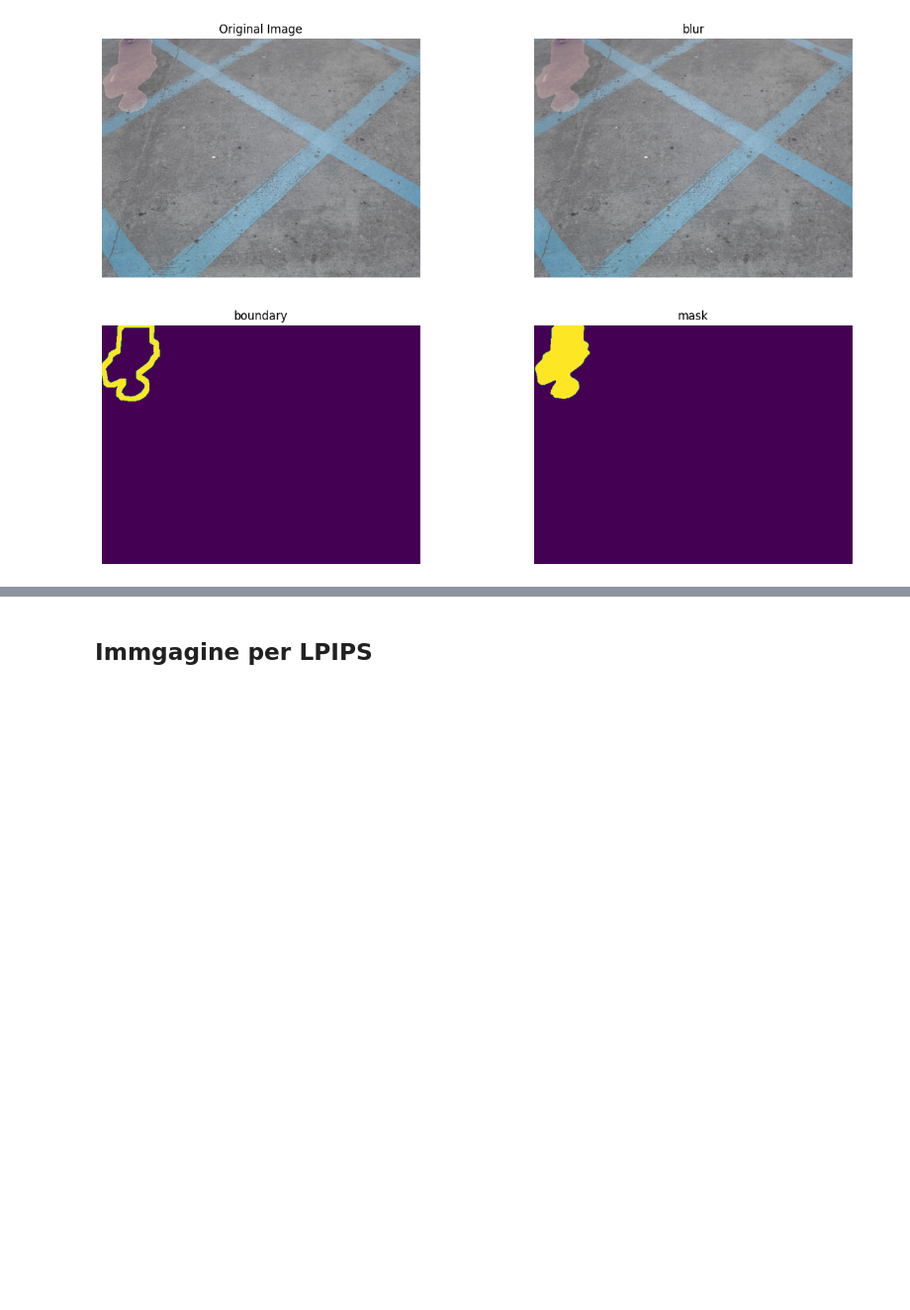
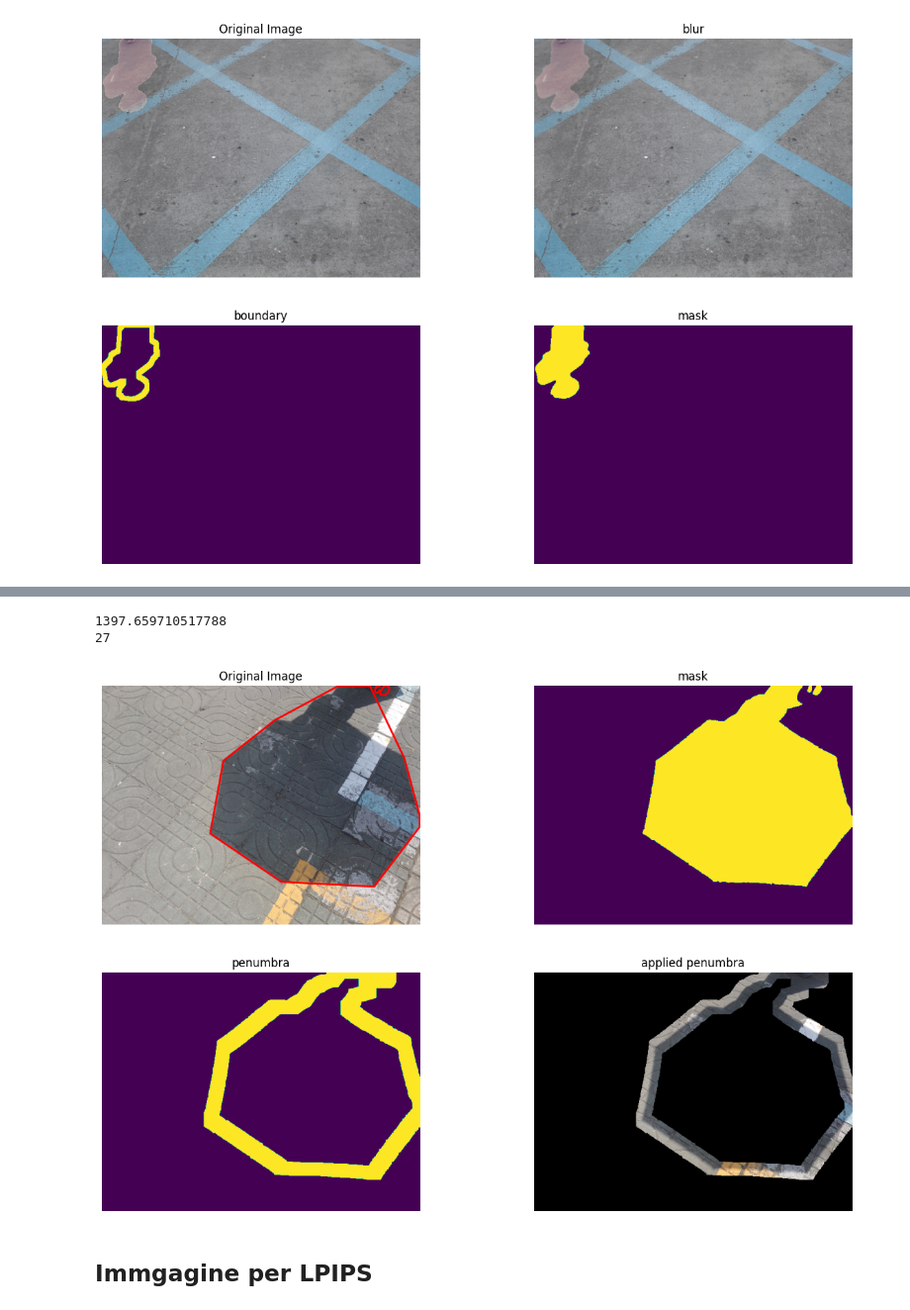
Before and after one commit to VHaardt/GL-OBI_Shadow-Removal, a Jupyter notebook: test_scripts/provvisorio.ipynb, the cells around one changed output, grey strips where cells are left out. Shown at 99% size. Saved outputs shown, nothing was run; the diff lists cells and outputs as text; code cells hidden in the pictures; blank space fills up the shorter version.

```diff
--- a/test_scripts/provvisorio.ipynb
+++ b/test_scripts/provvisorio.ipynb
@@ -269,3 +435,82 @@ plt.show()
+# %%
+path = '/home/vhaardt/Desktop/ShadowRemoval/data/ISTD_Dataset/test/test_A/100-2.png'
+mask = '/home/vhaardt/Desktop/ShadowRemoval/data/ISTD_Dataset/test/test_B/100-2.png'
+path_gt = '/home/vhaardt/Desktop/ShadowRemoval/data/ISTD_Dataset/test/test_C/100-2.png'
+
+# Read the original image and ground truth
+img_original = read_image(path)
+img_mask = read_image(mask)[:,:,1]
+gt_original = read_image(path_gt)
+
+# Convert numpy arrays to PyTorch tensors and ensure they're of type float
+img_tensor = torch.from_numpy(img_original).float()
+m_tensor = torch.from_numpy(img_mask).float()
+gt_tensor = torch.from_numpy(gt_original).float()
+
+# Ensure img_tensor and gt_tensor have shape (C, H, W)
+if img_tensor.ndimension() == 3 and img_tensor.shape[2] == 3:  # (H, W, C)
+    img_tensor = img_tensor.permute(2, 0, 1)  # Convert to (C, H, W)
+
+if m_tensor.ndimension() == 3 and m_tensor.shape[2] == 2:  # (H, W, C)
+    m_tensor = m_tensor.permute(2, 0, 1)  # Convert to (C, H, W)
+
+if gt_tensor.ndimension() == 3 and gt_tensor.shape[2] == 3:  # (H, W, C)
+    gt_tensor = gt_tensor.permute(2, 0, 1)  # Convert to (C, H, W)
+
+
+
+penumbra_img, vertex = penumbra3(m_tensor)
+
+x_coords =[]
+y_coords =[]
+
+for j in range(len(vertex)):
+    x =[]
+    y = []
+    for i in range(len(vertex[j])):
+        x.append(vertex[j][i][1])
+        y.append(vertex[j][i][0])
+    x_coords.append(x)
+    y_coords.append(y)
+
+
+img_original = np.squeeze(img_tensor.cpu().numpy()).transpose(1, 2, 0)  # (C, H, W) -> (H, W, C)
+mask_original = m_tensor.cpu().numpy()
+penumbra_fin = np.squeeze(penumbra_img.cpu().numpy())
+
+penumbra_fin = penumbra_fin.astype(np.uint8)
+
+if penumbra_fin.shape != img_original.shape[:2]:
+    penumbra_fin = cv2.resize(penumbra_fin, (img_original.shape[1], img_original.shape[0]))
+
+nw = cv2.bitwise_and(img_original, img_original, mask=penumbra_fin)
+
+
+# Plot the images using matplotlib
+fig, axes = plt.subplots(2, 2, figsize=(15, 10))
+axes[0][0].imshow(img_original)
+axes[0][0].set_title('Original Image')
+axes[0][0].axis('off')
+for w in range(len(x_coords)):
+    axes[0][0].plot(x_coords[w], y_coords[w], color='red', linewidth=2)
+
+axes[0][1].imshow(mask_original)
+axes[0][1].set_title('mask')
+axes[0][1].axis('off')
+
+axes[1][0].imshow(penumbra_fin.squeeze())
+axes[1][0].set_title('penumbra')
+axes[1][0].axis('off')
+
+axes[1][1].imshow(nw)
+axes[1][1].set_title('applied penumbra')
+axes[1][1].axis('off')
+
+plt.show()
+# %% [output]
+1397.659710517788
+27
+[figure, added]
 # %% [markdown]
 ## Immgagine per LPIPS
 # %%
```
Also changed, not shown: parts of 9 cells of this notebook, 12 other files.
